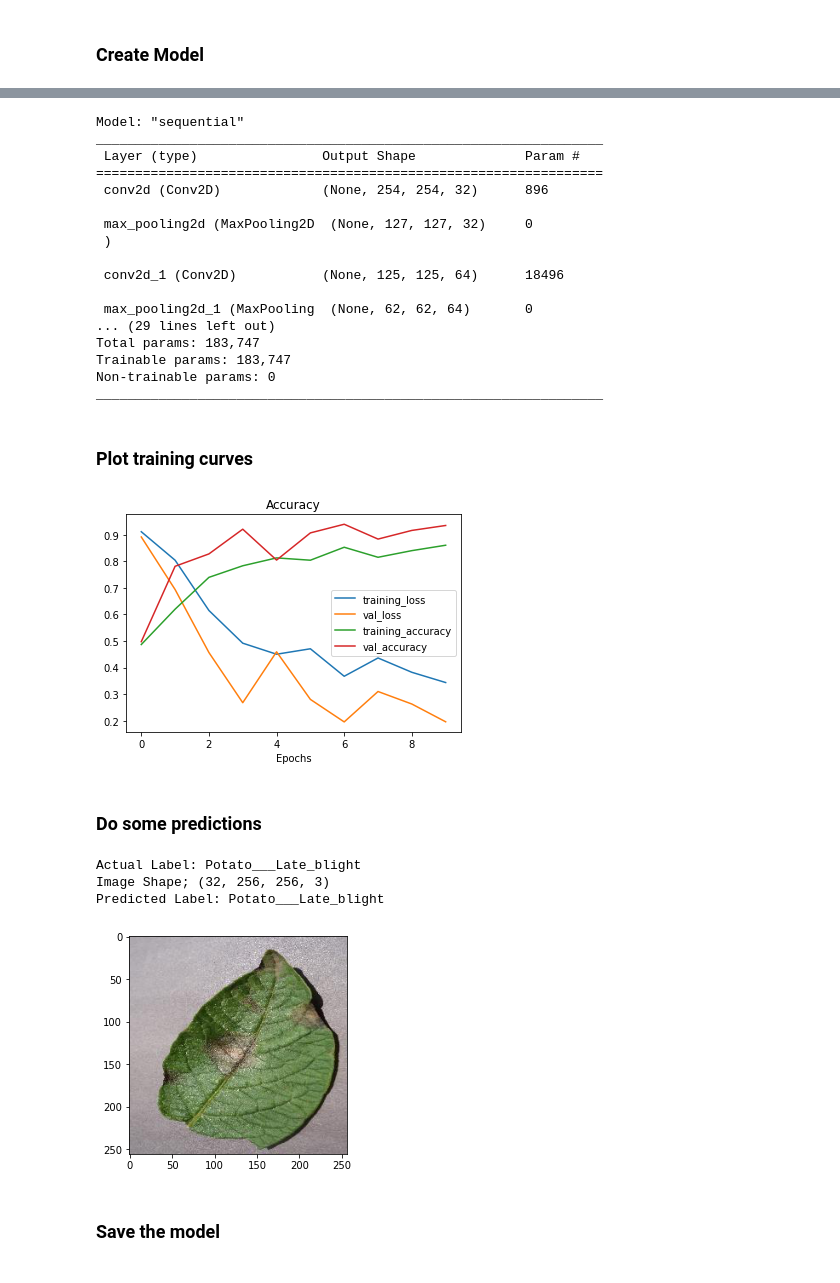
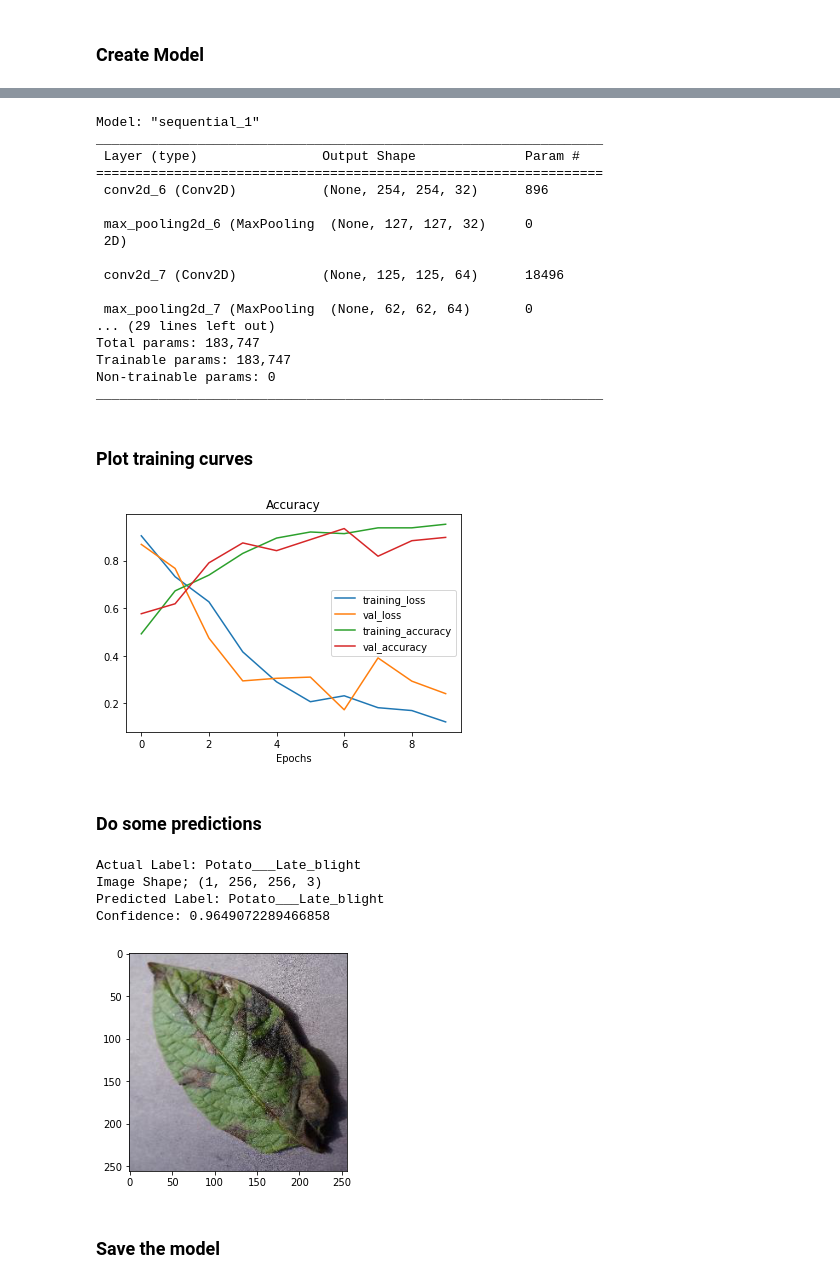
Before and after one commit to shahroz-dev/CNN-based-potato-disease-classification, a Jupyter notebook: CNN_based_potato_disease_classification.ipynb, the cells around one changed output, grey strips where cells are left out. Saved outputs shown, nothing was run; the diff lists cells and outputs as text; code cells hidden in the pictures.

```diff
--- a/CNN_based_potato_disease_classification.ipynb
+++ b/CNN_based_potato_disease_classification.ipynb
@@ -105,6 +102,7 @@ Image shape : (256, 256, 3)
 ### Need to do Data Preparation and augmentation for model training
 # %%
 from tensorflow.keras.preprocessing.image import ImageDataGenerator
+IMG_SHAPE = 256
 
 # Define directory paths
 train_dir = '/content/Data/train'
@@ -126,17 +124,17 @@ valid_datagen = ImageDataGenerator(rescale=1/255.)
 test_datagen = ImageDataGenerator(rescale=1/255.)
 
 train_data = train_datagen_augmented.flow_from_directory(directory=train_dir,
-                                                         target_size=(256,256),
+                                                         target_size=(IMG_SHAPE,IMG_SHAPE),
                                                          class_mode='binary',
                                                          batch_size=32)
 
 valid_data = valid_datagen.flow_from_directory(directory=valid_dir,
-                                               target_size=(256,256),
+                                               target_size=(IMG_SHAPE,IMG_SHAPE),
                                                class_mode='binary',
                                                batch_size=32)
 
 test_data = test_datagen.flow_from_directory(directory=test_dir,
-                                             target_size=(256,256),
+                                             target_size=(IMG_SHAPE,IMG_SHAPE),
                                              class_mode='binary',
                                              batch_size=32)
 # %% [output]
@@ -198,17 +196,17 @@ from tensorflow.keras.losses import SparseCategoricalCrossentropy
 from tensorflow.keras import Sequential
 
 model = Sequential([
-                    Conv2D(32,3,activation="relu", input_shape=(256,256,3)),
+                    Conv2D(32,3,activation="relu", input_shape=(IMG_SHAPE,IMG_SHAPE,3)),
                     MaxPool2D(pool_size=2),
-                    Conv2D(64,3,activation="relu", input_shape=(256,256,3)),
+                    Conv2D(64,3,activation="relu", input_shape=(IMG_SHAPE,IMG_SHAPE,3)),
                     MaxPool2D(pool_size=2),
-                    Conv2D(64,3,activation="relu", input_shape=(256,256,3)),
+                    Conv2D(64,3,activation="relu", input_shape=(IMG_SHAPE,IMG_SHAPE,3)),
                     MaxPool2D(pool_size=2),
-                    Conv2D(64,3,activation="relu", input_shape=(256,256,3)),
+                    Conv2D(64,3,activation="relu", input_shape=(IMG_SHAPE,IMG_SHAPE,3)),
                     MaxPool2D(pool_size=2),
-                    Conv2D(64,3,activation="relu", input_shape=(256,256,3)),
+                    Conv2D(64,3,activation="relu", input_shape=(IMG_SHAPE,IMG_SHAPE,3)),
                     MaxPool2D(pool_size=2),
-                    Conv2D(64,3,activation="relu", input_shape=(256,256,3)),
+                    Conv2D(64,3,activation="relu", input_shape=(IMG_SHAPE,IMG_SHAPE,3)),
                     MaxPool2D(pool_size=2),
                     Flatten(),
                     Dense(64, activation="relu"),
@@ -253,18 +251,18 @@ model.evaluate(test_data)
 # %%
 model.summary()
 # %% [output]
-Model: "sequential"
+Model: "sequential_1"
 _________________________________________________________________
  Layer (type)                Output Shape              Param #
 =================================================================
- conv2d (Conv2D)             (None, 254, 254, 32)      896
+ conv2d_6 (Conv2D)           (None, 254, 254, 32)      896
 
- max_pooling2d (MaxPooling2D  (None, 127, 127, 32)     0
- )
+ max_pooling2d_6 (MaxPooling  (None, 127, 127, 32)     0
+ 2D)
 
- conv2d_1 (Conv2D)           (None, 125, 125, 64)      18496
+ conv2d_7 (Conv2D)           (None, 125, 125, 64)      18496
 
- max_pooling2d_1 (MaxPooling  (None, 62, 62, 64)       0
+ max_pooling2d_7 (MaxPooling  (None, 62, 62, 64)       0
 ... (29 lines left out)
 Total params: 183,747
 Trainable params: 183,747
@@ -301,25 +299,27 @@ def plot_loss_curves(history):
 # %%
 plot_loss_curves(history)
 # %% [output]
-[figure, old version]
+[figure, new version]
 # %% [markdown]
 ### Do some predictions
 # %%
 images, labels = test_data.next()
 first_image = images[0]
 first_label = labels[0]
 
 plt.imshow(first_image)
 print('Actual Label: {}'.format(class_names[int(first_label)]))
-print('Image Shape; {}'.format(images.shape))
+print('Image Shape; {}'.format(np.expand_dims(first_image, 0).shape))
 
-pred_labels = model.predict(images)
+pred_labels = model.predict(np.expand_dims(first_image, 0))
 print('Predicted Label: {}'.format(class_names[np.argmax(pred_labels[0])]))
+print('Confidence: {}'.format(np.max(pred_labels[0])))
 # %% [output]
 Actual Label: Potato___Late_blight
-Image Shape; (32, 256, 256, 3)
+Image Shape; (1, 256, 256, 3)
 Predicted Label: Potato___Late_blight
+Confidence: 0.9649072289466858
-[figure, old version]
+[figure, new version]
 # %% [markdown]
 ### Save the model
 # %%
```
Also changed, not shown: parts of 11 cells of this notebook.
